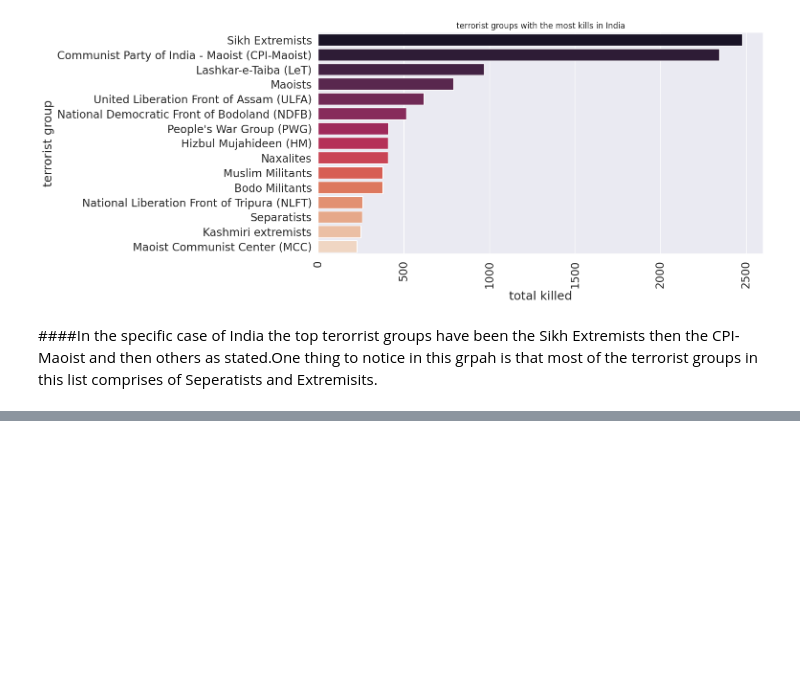
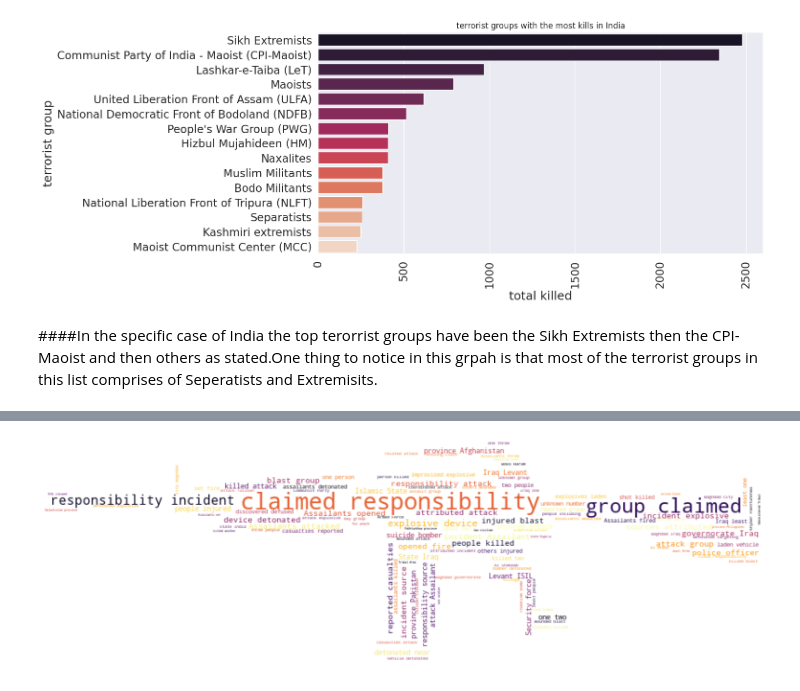
Before and after one commit to skaty5678/Global-Terrorism-Analysis, a Jupyter notebook: Global_Terrorism_Analysis_SANJEEV_KUMAR_THAKUR_.ipynb, the cells around one changed output, grey strips where cells are left out. Cells and saved outputs as stored; diff of their text form; code cells hidden in the pictures; blank space fills up the shorter version.

Commit message:
Added Basemap and Wordcloud

```diff
--- a/Global_Terrorism_Analysis_SANJEEV_KUMAR_THAKUR_.ipynb
+++ b/Global_Terrorism_Analysis_SANJEEV_KUMAR_THAKUR_.ipynb
@@ -573,0 +608,28 @@ z_3
+# %%
+#locating all the summary values without Unknown as a value
+x = gtd_df.loc[gtd_df['summary'] != 'unknown']
+
+#removing the unwanted text from the string of all summary rows
+x['summary'] = x['summary'].str[10:]
+
+#text of all words in column summary
+summary_text = " ".join(review for review in x.summary.astype(str))
+
+#getting rid of stopwords with stopwords list
+summary_stopwords = set(STOPWORDS)
+
+
+# bringing the mask for wordcloud image - converting jpg image to a numpy array
+gun_mask = np.array(Image.open("/content/drive/MyDrive/gun.jpeg"))
+
+#generating the wordcloud image
+summary_wordcloud = WordCloud(stopwords=summary_stopwords, background_color="white",colormap = 'inferno_r',width=600, height=300, mask=gun_mask)
+summary_wordcloud.generate(summary_text)
+
+#Displaying the wordcloud image
+plt.figure(figsize=[20,10])
+plt.imshow(summary_wordcloud, interpolation='bilinear')
+plt.axis("off")
+plt.show()
+# %% [output]
+[figure, added]
```
Also changed, not shown: parts of 18 cells of this notebook.
